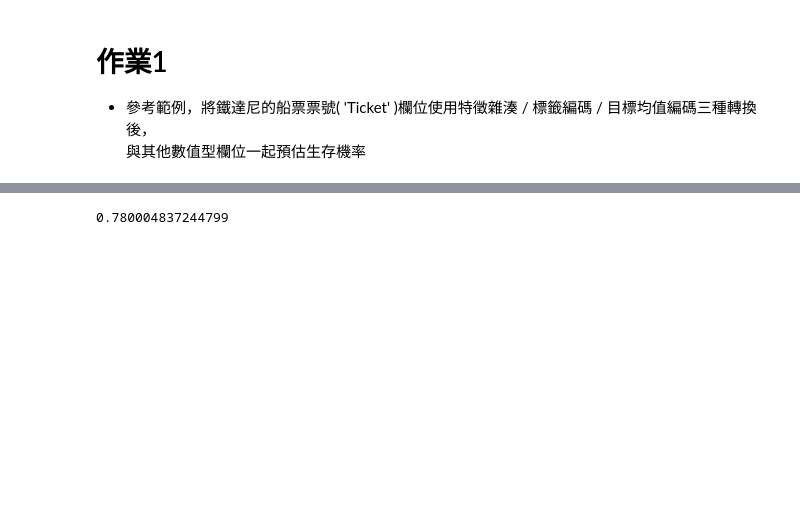
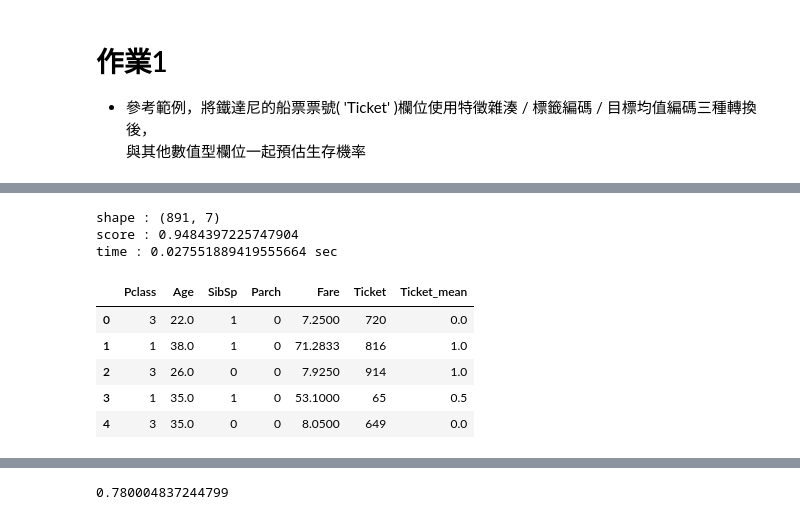
Before and after one commit to A103932033/ML-100Days, a Jupyter notebook: homework/Day_024_HW.ipynb, the cells around one changed output, grey strips where cells are left out. Cells and saved outputs as stored; diff of their text form; code cells hidden in the pictures; blank space fills up the shorter version.

```diff
--- a/homework/Day_024_HW.ipynb
+++ b/homework/Day_024_HW.ipynb
@@ -54,0 +86,26 @@ df.head()
+# %%
+# 'Ticket' 欄位使用目標均值編碼，與其他數值型欄位一起預估生存機率
+col = 'Ticket'
+data = df_obj[col]
+data = pd.concat([data[:train_num], train_Y], axis=1)
+mean_df = data.groupby(col)['Survived'].mean().reset_index()
+mean_df.columns = [col, f'{col}_mean']
+data = pd.merge(data, mean_df, on=col, how='left')
+data = data.drop([col, 'Survived'] , axis=1)
+data = pd.concat([df_num[:train_num], data], axis=1)
+estimator = LogisticRegression()
+start = time.time()
+print(f'shape : {data.shape}')
+print(f'score : {cross_val_score(estimator, data, train_Y, cv=5).mean()}')
+print(f'time : {time.time() - start} sec')
+data.head()
+# %% [output]
+shape : (891, 7)
+score : 0.9484397225747904
+time : 0.027551889419555664 sec
+|  | Pclass | Age | SibSp | Parch | Fare | Ticket | Ticket_mean |
+| 0 | 3 | 22.0 | 1 | 0 | 7.2500 | 720 | 0.0 |
+| 1 | 1 | 38.0 | 1 | 0 | 71.2833 | 816 | 1.0 |
+| 2 | 3 | 26.0 | 0 | 0 | 7.9250 | 914 | 1.0 |
+| 3 | 1 | 35.0 | 1 | 0 | 53.1000 | 65 | 0.5 |
+| 4 | 3 | 35.0 | 0 | 0 | 8.0500 | 649 | 0.0 |
```
Also changed, not shown: parts of 9 cells of this notebook.
